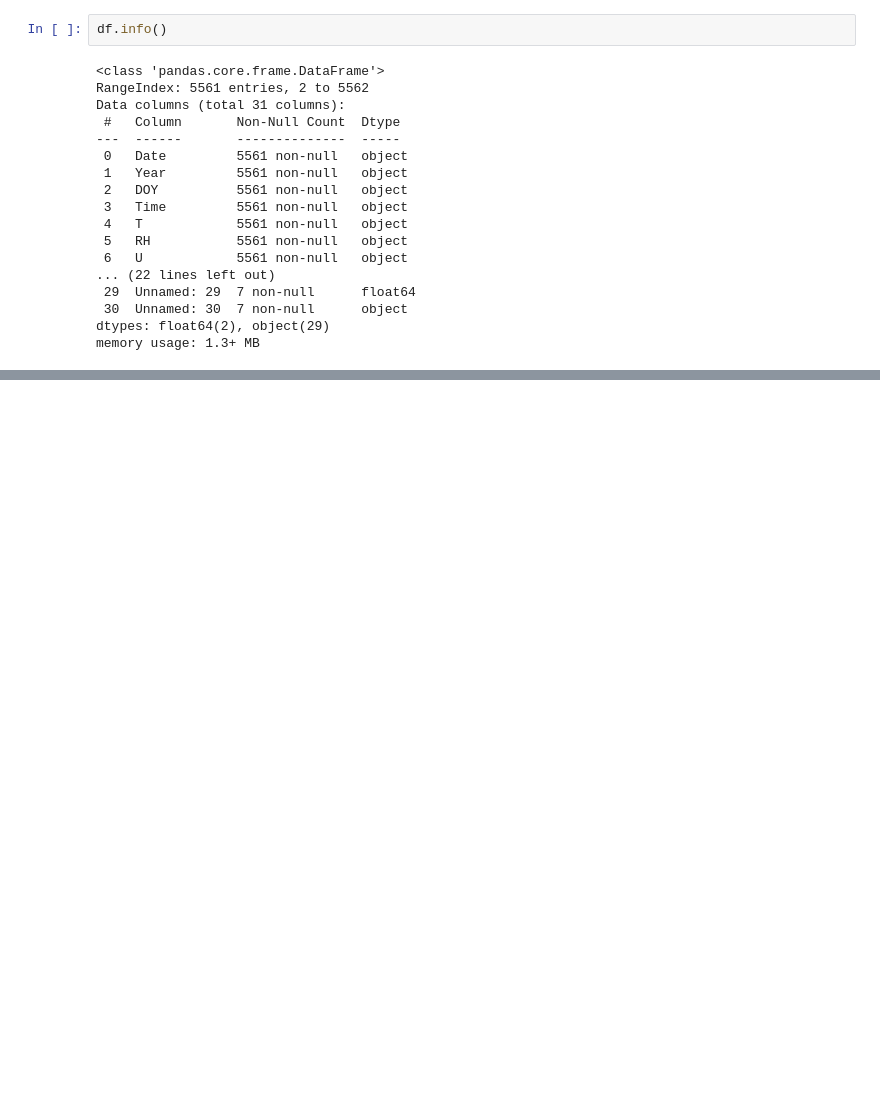
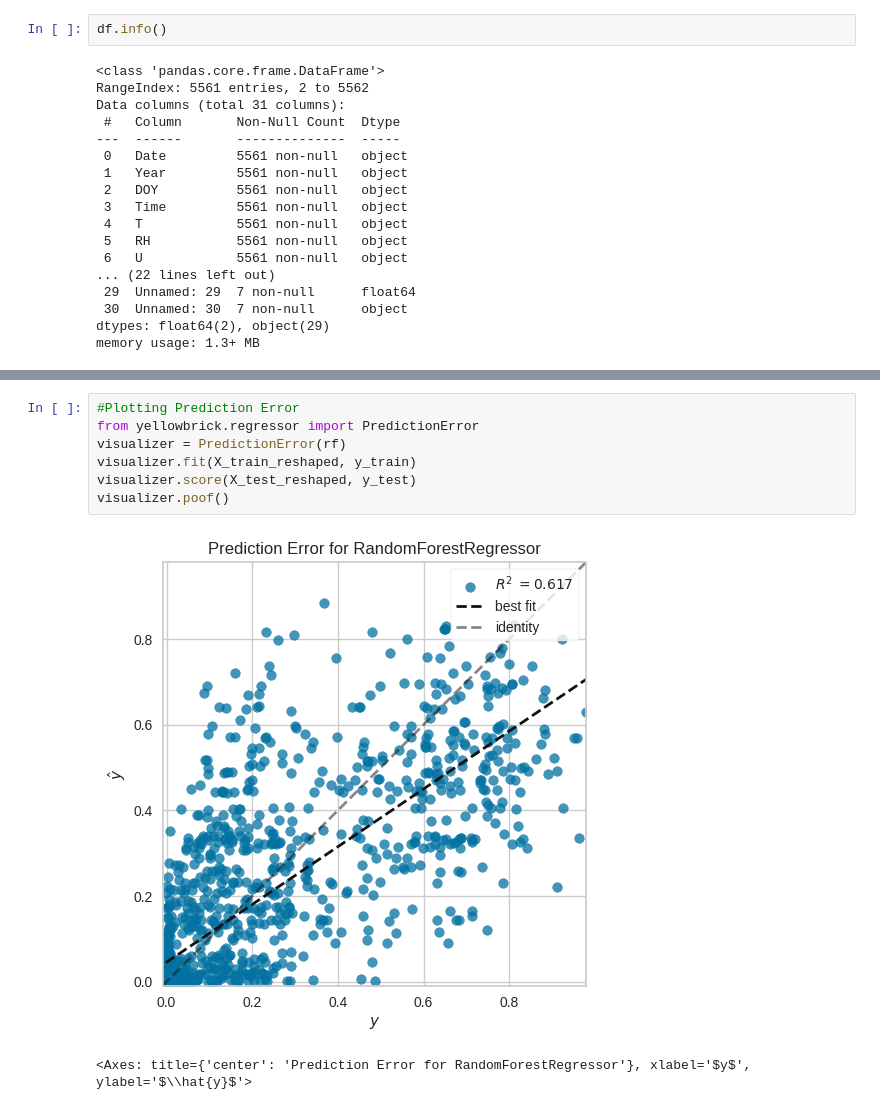
Before and after one commit to Aprilianiput21/TA_Model-ETp, a Jupyter notebook: RF_Tungkub_T.ipynb, the cells around one changed output, grey strips where cells are left out. Cells and saved outputs as stored; diff of their text form; blank space fills up the shorter version.

```diff
--- a/RF_Tungkub_T.ipynb
+++ b/RF_Tungkub_T.ipynb
@@ -108,0 +140,10 @@ plt.show()
+# %%
+#Plotting Prediction Error
+from yellowbrick.regressor import PredictionError
+visualizer = PredictionError(rf)
+visualizer.fit(X_train_reshaped, y_train)
+visualizer.score(X_test_reshaped, y_test)
+visualizer.poof()
+# %% [output]
+[figure, added]
+<Axes: title={'center': 'Prediction Error for RandomForestRegressor'}, xlabel='$y$', ylabel='$\\hat{y}$'>
```
Also changed, not shown: parts of 17 cells of this notebook.
